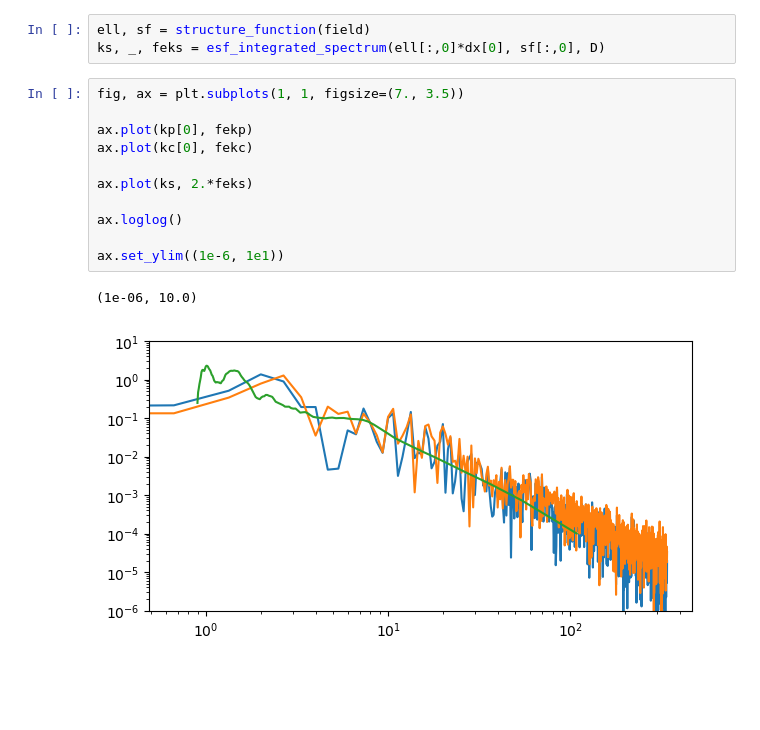
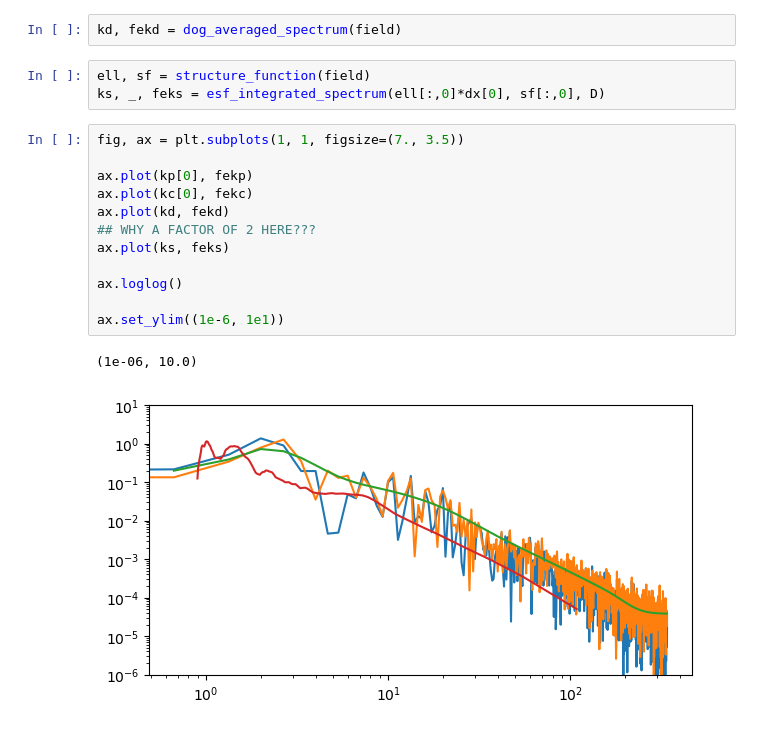
Before and after one commit to mab68/Kea, a Jupyter notebook: examples/test_specs.ipynb, the cells around one changed output. Saved outputs shown, nothing was run; the diff lists cells and outputs as text; blank space fills up the shorter version.

```diff
--- a/examples/test_specs.ipynb
+++ b/examples/test_specs.ipynb
@@ -35,17 +39,20 @@ kc, fekc = bt_modal_spectrum(acf_full)
+# %%
+kd, fekd = dog_averaged_spectrum(field)
 # %%
 ell, sf = structure_function(field)
 ks, _, feks = esf_integrated_spectrum(ell[:,0]*dx[0], sf[:,0], D)
 # %%
 fig, ax = plt.subplots(1, 1, figsize=(7., 3.5))
 
 ax.plot(kp[0], fekp)
 ax.plot(kc[0], fekc)
-
-ax.plot(ks, 2.*feks)
+ax.plot(kd, fekd)
+## WHY A FACTOR OF 2 HERE???
+ax.plot(ks, feks)
 
 ax.loglog()
 
 ax.set_ylim((1e-6, 1e1))
 # %% [output]
 (1e-06, 10.0)
-[figure, old version]
+[figure, new version]
```
Also changed, not shown: parts of 3 cells of this notebook, 13 other files.
